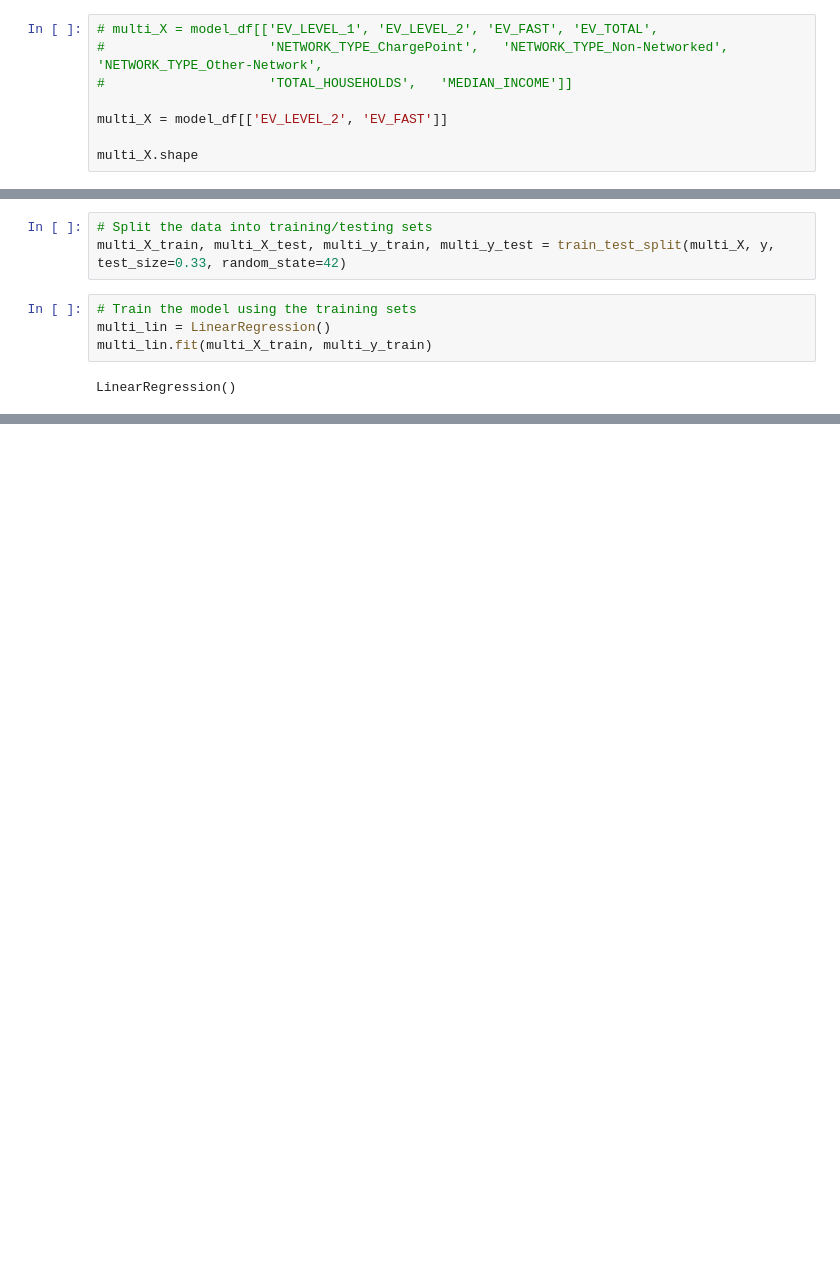
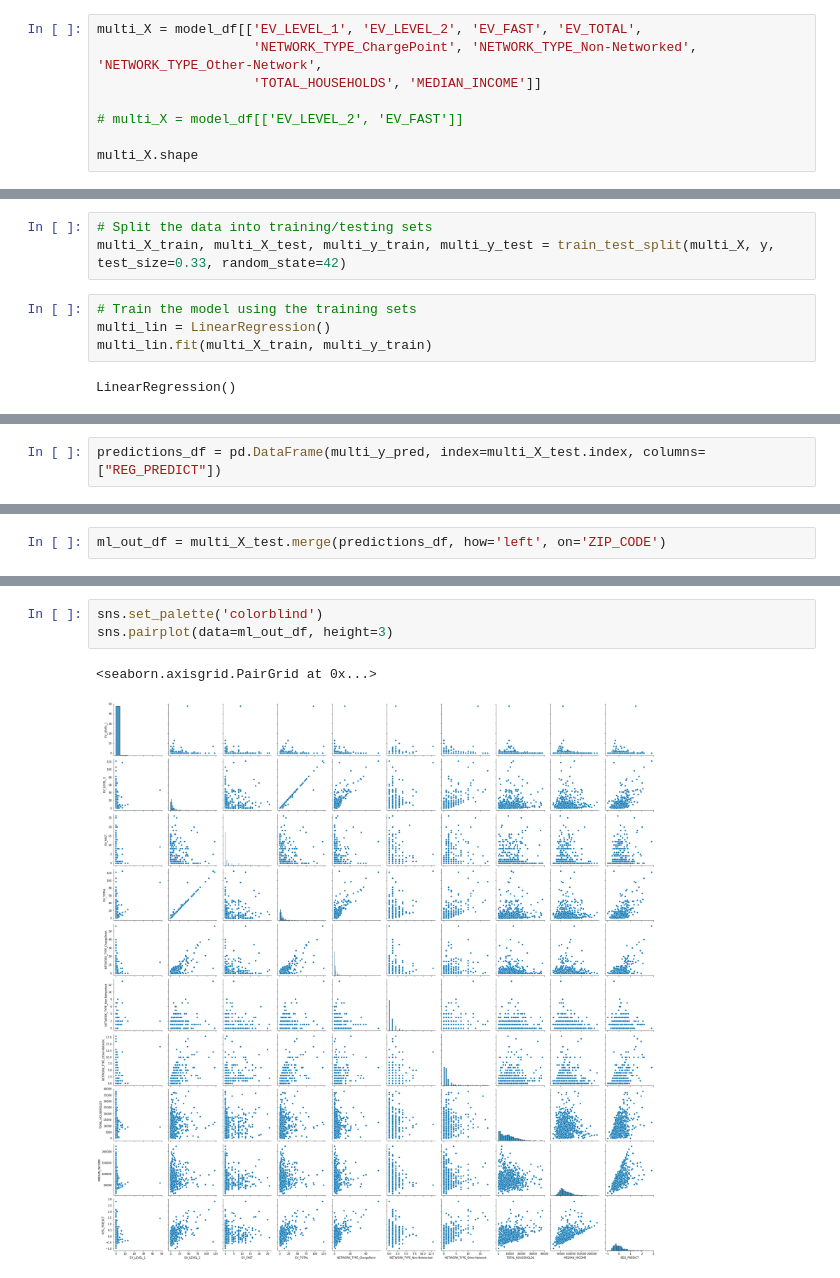
Before and after one commit to jmmadson/data_miners, a Jupyter notebook: ML_Model/data_miners_linear.ipynb, the cells around one changed output, grey strips where cells are left out. Saved outputs shown, nothing was run; the diff lists cells and outputs as text; blank space fills up the shorter version.

```diff
--- a/ML_Model/data_miners_linear.ipynb
+++ b/ML_Model/data_miners_linear.ipynb
@@ -305,11 +201,11 @@ Coefficient of determination: -0.01
 # %% [markdown]
 # Multivariable Linear Regression
 # %%
-# multi_X = model_df[['EV_LEVEL_1', 'EV_LEVEL_2', 'EV_FAST', 'EV_TOTAL',
-#                     'NETWORK_TYPE_ChargePoint',	'NETWORK_TYPE_Non-Networked',	'NETWORK_TYPE_Other-Network',
-#                     'TOTAL_HOUSEHOLDS',	'MEDIAN_INCOME']]
+multi_X = model_df[['EV_LEVEL_1', 'EV_LEVEL_2', 'EV_FAST', 'EV_TOTAL',
+                    'NETWORK_TYPE_ChargePoint',	'NETWORK_TYPE_Non-Networked',	'NETWORK_TYPE_Other-Network',
+                    'TOTAL_HOUSEHOLDS',	'MEDIAN_INCOME']]
 
-multi_X = model_df[['EV_LEVEL_2', 'EV_FAST']]
+# multi_X = model_df[['EV_LEVEL_2', 'EV_FAST']]
 
 multi_X.shape
 # %% [output]
@@ -337,0 +290,2 @@ print(multi_y_pred.shape)
+# %%
+predictions_df = pd.DataFrame(multi_y_pred, index=multi_X_test.index, columns=["REG_PREDICT"])
@@ -337,0 +302,2 @@ print(multi_y_pred.shape)
+# %%
+ml_out_df = multi_X_test.merge(predictions_df, how='left', on='ZIP_CODE')
@@ -337,0 +321,6 @@ print(multi_y_pred.shape)
+# %%
+sns.set_palette('colorblind')
+sns.pairplot(data=ml_out_df, height=3)
+# %% [output]
+<seaborn.axisgrid.PairGrid at 0x...>
+[figure, added]
```
Also changed, not shown: parts of 35 cells of this notebook, 4 other files.
